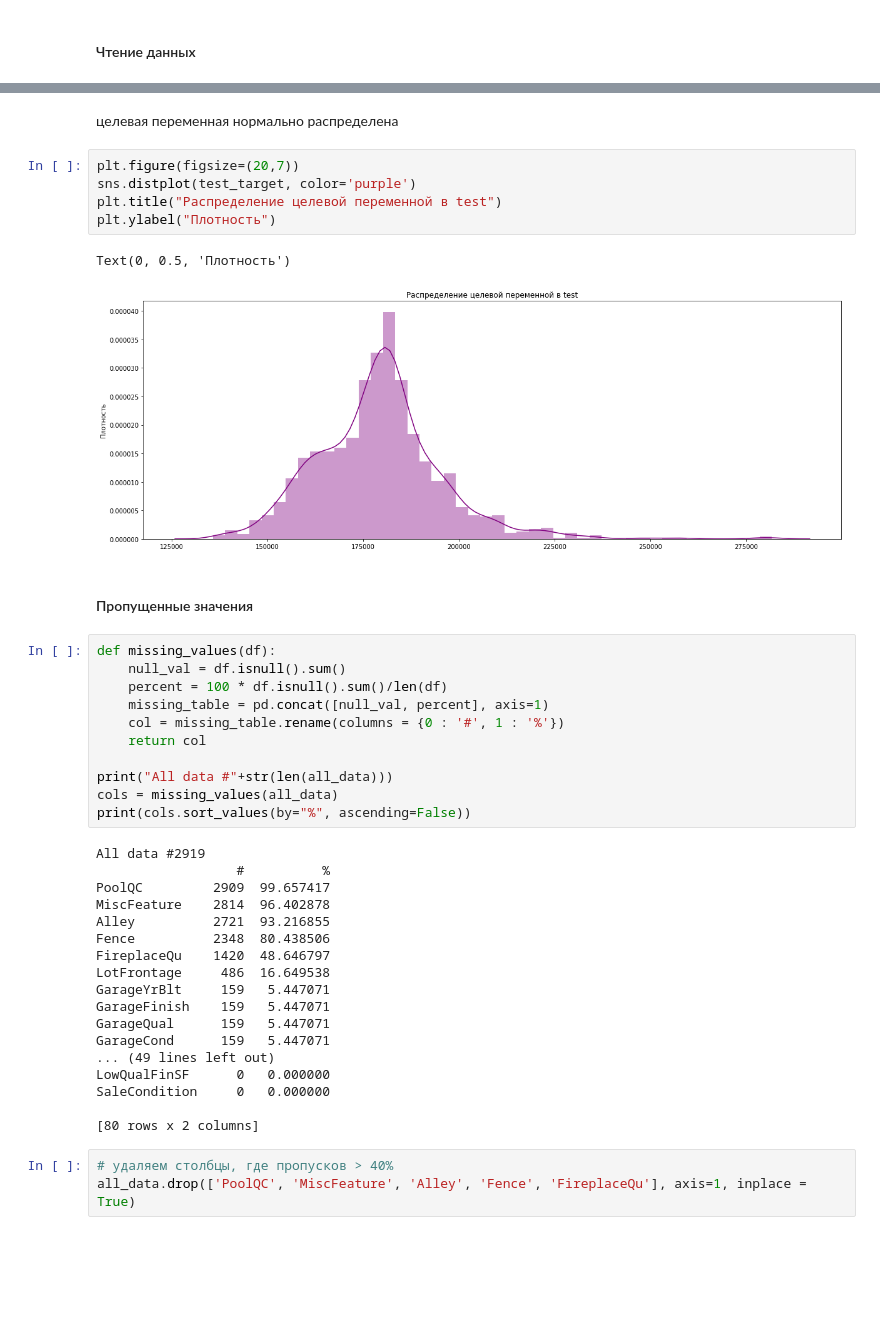
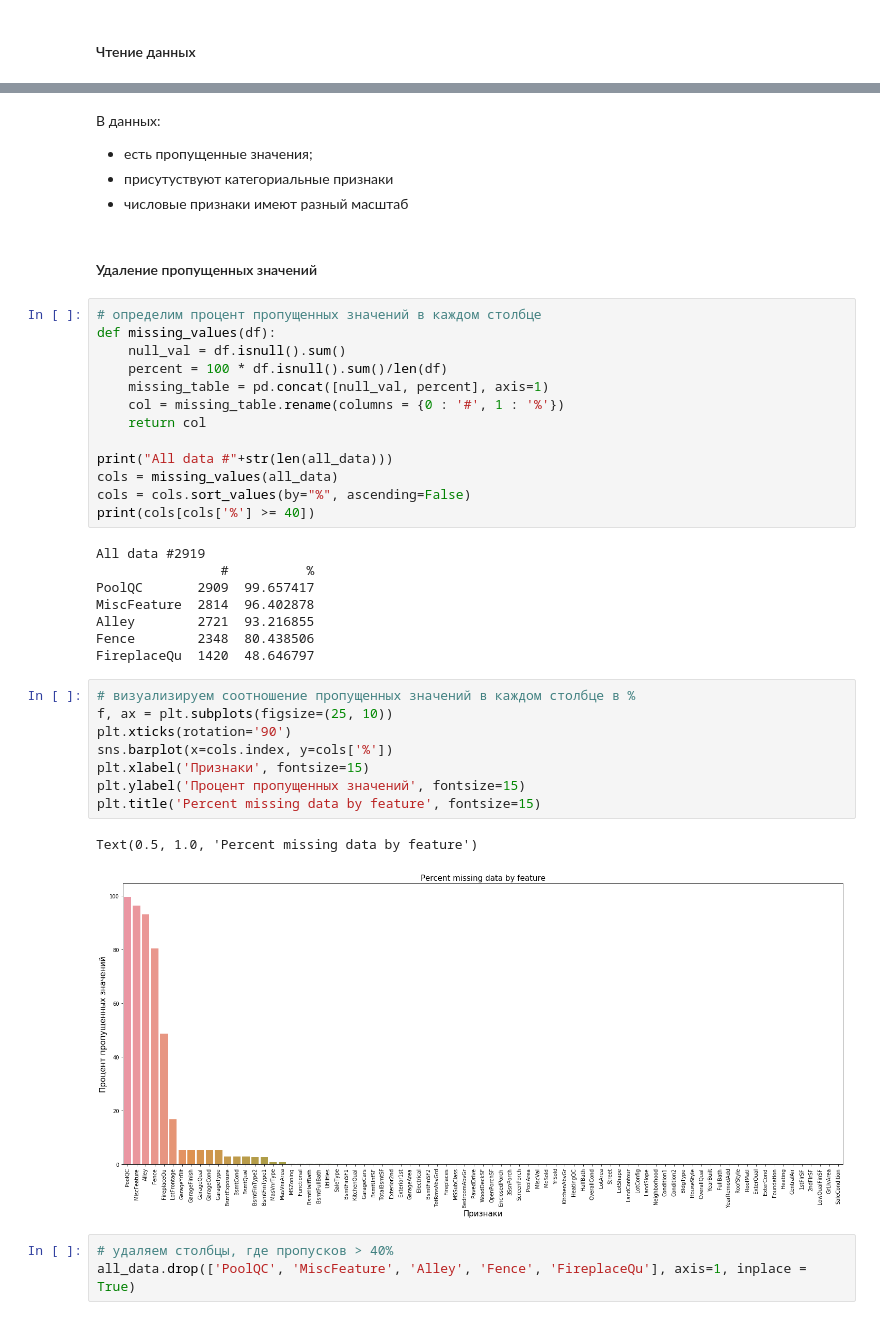
Before and after one commit to anyarulina/houseprices, a Jupyter notebook: House Prices.ipynb, the cells around one changed output, grey strips where cells are left out. Cells and saved outputs as stored; diff of their text form; blank space fills up the shorter version.

```diff
--- a/House Prices.ipynb
+++ b/House Prices.ipynb
@@ -49,16 +131,12 @@ Text(0, 0.5, 'Плотность')
-# %% [markdown]
-целевая переменная нормально распределена
-# %%
-plt.figure(figsize=(20,7))
-sns.distplot(test_target, color='purple')
-plt.title("Распределение целевой переменной в test")
-plt.ylabel("Плотность")
-# %% [output]
-Text(0, 0.5, 'Плотность')
-[figure, removed]
-# %% [markdown]
-#### Пропущенные значения
+# %% [markdown]
+В данных:
+- есть пропущенные значения;
+- присутуствуют категориальные признаки
+- числовые признаки имеют разный масштаб
+# %% [markdown]
+#### Удаление пропущенных значений
 # %%
+# определим процент пропущенных значений в каждом столбце
 def missing_values(df):
     null_val = df.isnull().sum()
     percent = 100 * df.isnull().sum()/len(df)
@@ -68,25 +146,27 @@ def missing_values(df):
 
 print("All data #"+str(len(all_data)))
 cols = missing_values(all_data)
-print(cols.sort_values(by="%", ascending=False))
+cols = cols.sort_values(by="%", ascending=False)
+print(cols[cols['%'] >= 40])
 # %% [output]
 All data #2919
-                  #          %
-PoolQC         2909  99.657417
-MiscFeature    2814  96.402878
-Alley          2721  93.216855
-Fence          2348  80.438506
-FireplaceQu    1420  48.646797
-LotFrontage     486  16.649538
-GarageYrBlt     159   5.447071
-GarageFinish    159   5.447071
-GarageQual      159   5.447071
-GarageCond      159   5.447071
-... (49 lines left out)
-LowQualFinSF      0   0.000000
-SaleCondition     0   0.000000
-
-[80 rows x 2 columns]
+                #          %
+PoolQC       2909  99.657417
+MiscFeature  2814  96.402878
+Alley        2721  93.216855
+Fence        2348  80.438506
+FireplaceQu  1420  48.646797
+# %%
+# визуализируем соотношение пропущенных значений в каждом столбце в %
+f, ax = plt.subplots(figsize=(25, 10))
+plt.xticks(rotation='90')
+sns.barplot(x=cols.index, y=cols['%'])
+plt.xlabel('Признаки', fontsize=15)
+plt.ylabel('Процент пропущенных значений', fontsize=15)
+plt.title('Percent missing data by feature', fontsize=15)
+# %% [output]
+Text(0.5, 1.0, 'Percent missing data by feature')
+[figure, added]
 # %%
 # удаляем столбцы, где пропусков > 40%
 all_data.drop(['PoolQC', 'MiscFeature', 'Alley', 'Fence', 'FireplaceQu'], axis=1, inplace = True)
```
Also changed, not shown: parts of 77 cells of this notebook.
